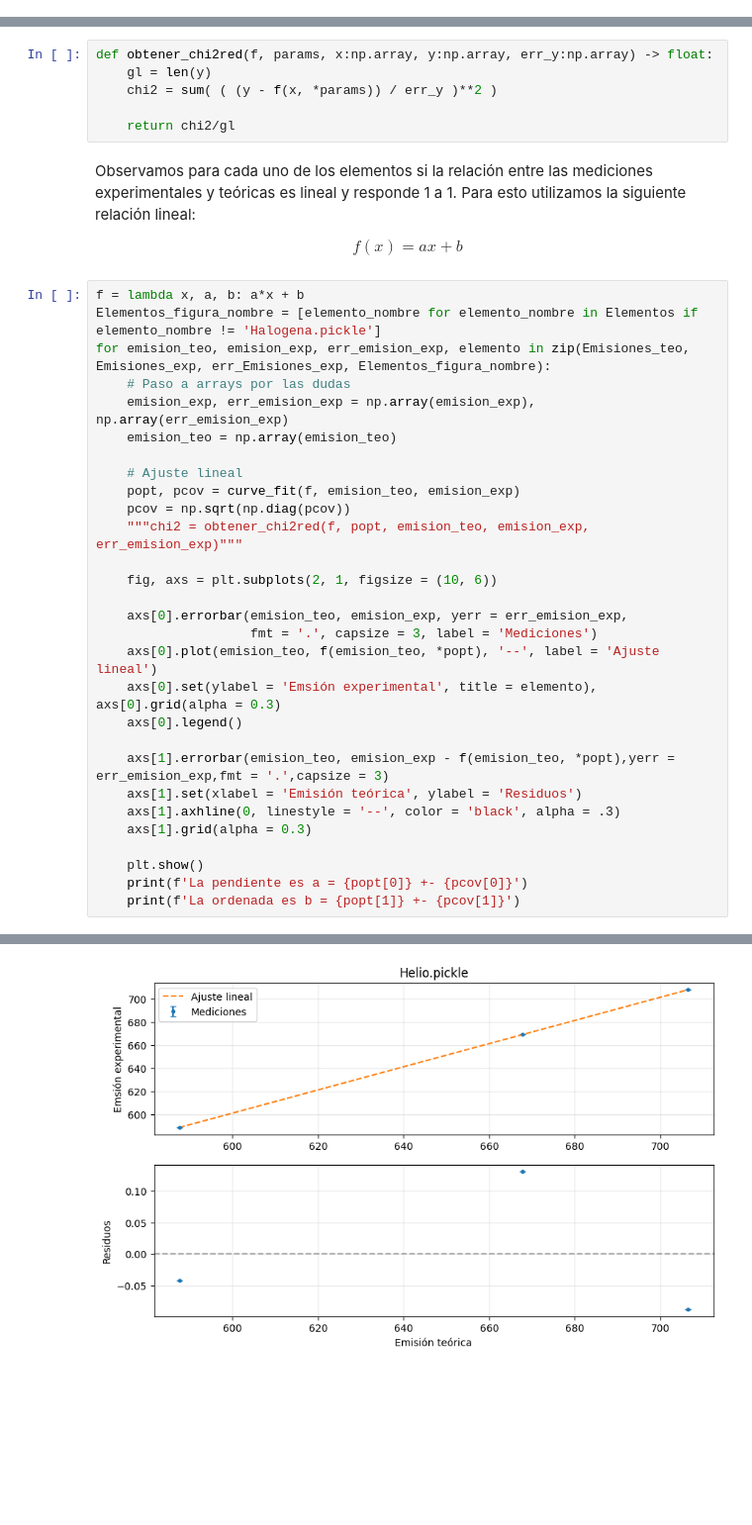
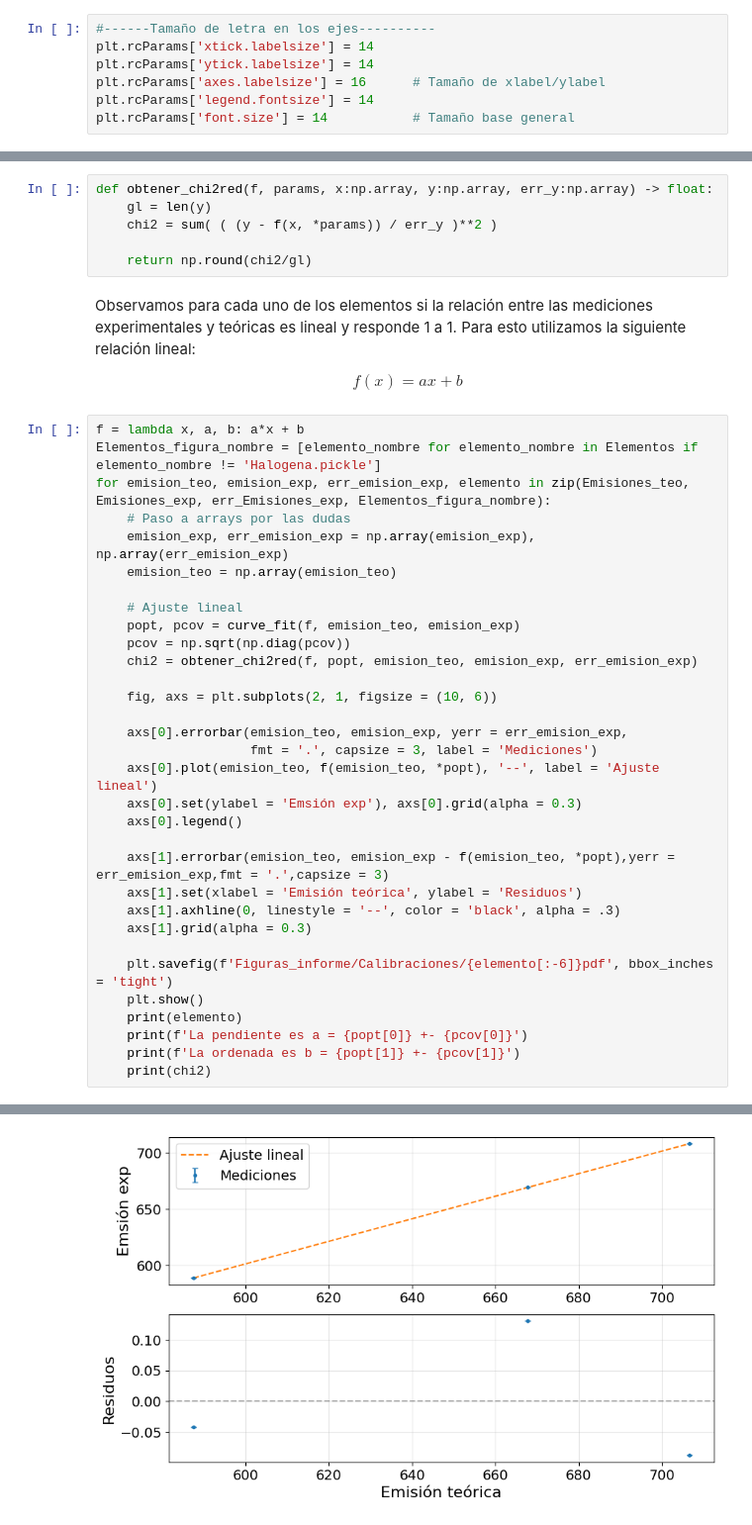
Before and after one commit to BernardoPironio/Espectrometria-difractiva, a Jupyter notebook: Calibracion_lamparas.ipynb, the cells around one changed output, grey strips where cells are left out. Shown at 99% size. Cells and saved outputs as stored; diff of their text form; blank space fills up the shorter version.

Commit message:
Agregado de figuras para el informe

```diff
--- a/Calibracion_lamparas.ipynb
+++ b/Calibracion_lamparas.ipynb
@@ -14,6 +14,13 @@ from tqdm import tqdm
 from scipy.signal import find_peaks
 from scipy.optimize import curve_fit
 from scipy.stats import chi2
+# %%
+#------Tamaño de letra en los ejes----------
+plt.rcParams['xtick.labelsize'] = 14
+plt.rcParams['ytick.labelsize'] = 14
+plt.rcParams['axes.labelsize'] = 16      # Tamaño de xlabel/ylabel
+plt.rcParams['legend.fontsize'] = 14
+plt.rcParams['font.size'] = 14           # Tamaño base general
 # %% [markdown]
 # Cargo las mediciones ya promediadas y con sus std
 # %%
@@ -78,7 +85,7 @@ def obtener_chi2red(f, params, x:np.array, y:np.array, err_y:np.array) -> float:
     gl = len(y)
     chi2 = sum( ( (y - f(x, *params)) / err_y )**2 )
 
-    return chi2/gl
+    return np.round(chi2/gl)
 # %% [markdown]
 Observamos para cada uno de los elementos si la relación entre las mediciones experimentales y teóricas es lineal y responde 1 a 1. Para esto utilizamos la siguiente relación lineal:
 
@@ -94,14 +101,14 @@ for emision_teo, emision_exp, err_emision_exp, elemento in zip(Emisiones_teo, Em
     # Ajuste lineal
     popt, pcov = curve_fit(f, emision_teo, emision_exp)
     pcov = np.sqrt(np.diag(pcov))
-    """chi2 = obtener_chi2red(f, popt, emision_teo, emision_exp, err_emision_exp)"""
+    chi2 = obtener_chi2red(f, popt, emision_teo, emision_exp, err_emision_exp)
 
     fig, axs = plt.subplots(2, 1, figsize = (10, 6))
 
     axs[0].errorbar(emision_teo, emision_exp, yerr = err_emision_exp,
                     fmt = '.', capsize = 3, label = 'Mediciones')
     axs[0].plot(emision_teo, f(emision_teo, *popt), '--', label = 'Ajuste lineal')
-    axs[0].set(ylabel = 'Emsión experimental', title = elemento), axs[0].grid(alpha = 0.3)
+    axs[0].set(ylabel = 'Emsión exp'), axs[0].grid(alpha = 0.3)
     axs[0].legend()
 
     axs[1].errorbar(emision_teo, emision_exp - f(emision_teo, *popt),yerr = err_emision_exp,fmt = '.',capsize = 3)
@@ -109,7 +116,10 @@ for emision_teo, emision_exp, err_emision_exp, elemento in zip(Emisiones_teo, Em
     axs[1].axhline(0, linestyle = '--', color = 'black', alpha = .3)
     axs[1].grid(alpha = 0.3)
 
+    plt.savefig(f'Figuras_informe/Calibraciones/{elemento[:-6]}pdf', bbox_inches = 'tight')
     plt.show()
+    print(elemento)
     print(f'La pendiente es a = {popt[0]} +- {pcov[0]}')
     print(f'La ordenada es b = {popt[1]} +- {pcov[1]}')
+    print(chi2)
 # %% [output]
@@ -119 +131 @@ La ordenada es b = -53.65313775006983 +- 30.973846069754714
-[figure, old version]
+[figure, new version]
```
Also changed, not shown: parts of 2 cells of this notebook, 18 other files.
